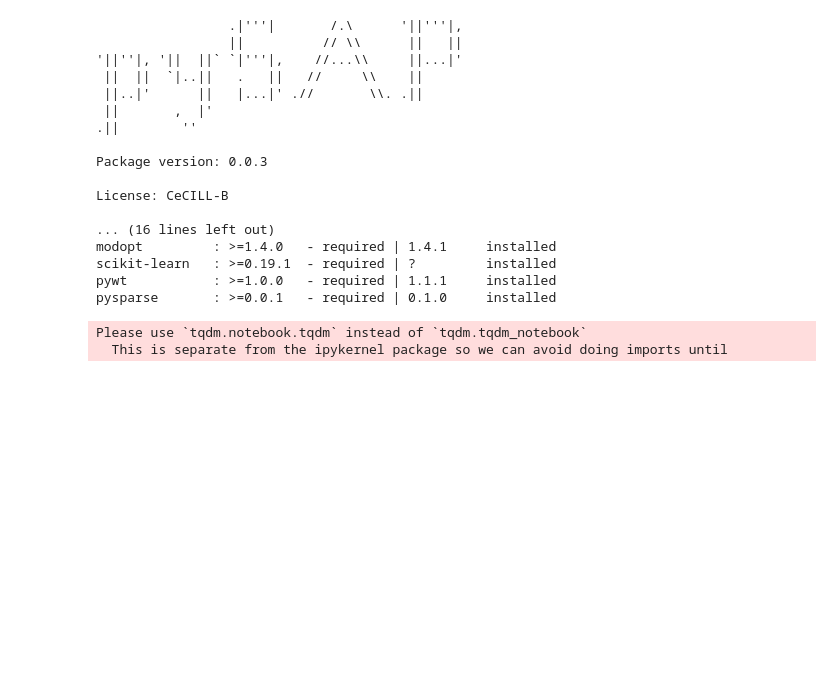
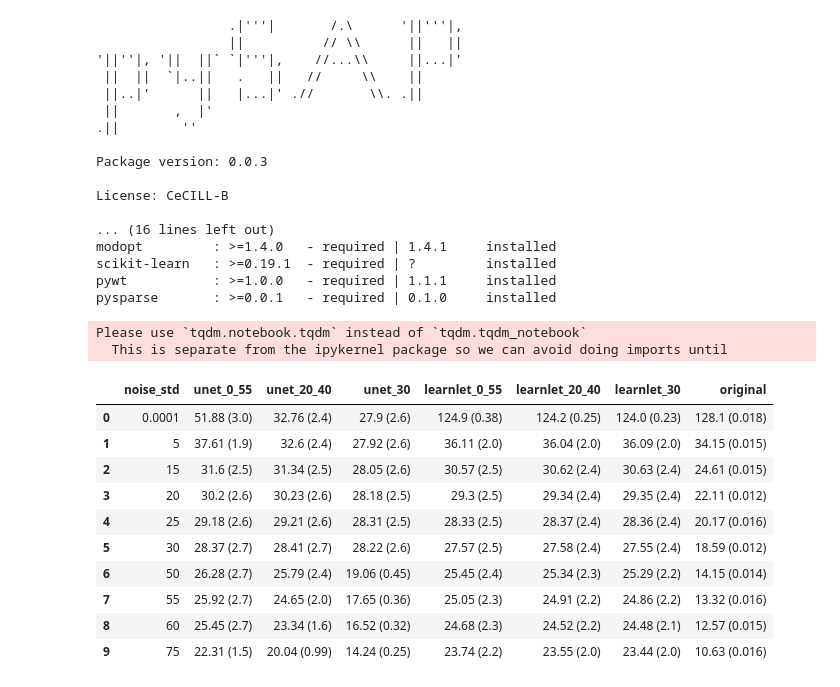
Before and after one commit to zaccharieramzi/understanding-unets, a Jupyter notebook: experiments/denoising_tests_undecimated/denoising_generalisation_train_noise_std.ipynb, the cells around one changed output. Saved outputs shown, nothing was run; the diff lists cells and outputs as text; code cells hidden in the pictures; blank space fills up the shorter version.

```diff
--- a/experiments/denoising_tests_undecimated/denoising_generalisation_train_noise_std.ipynb
+++ b/experiments/denoising_tests_undecimated/denoising_generalisation_train_noise_std.ipynb
@@ -161,16 +161,28 @@ Please use `tqdm.notebook.tqdm` instead of `tqdm.tqdm_notebook`
 # %%
 # PSNR table
 psnr_metrics_table = pd.DataFrame(
-    columns=['noise_std'] + [p['name'] for p in all_net_params] + [p['name'] for p in dynamic_denoising_net_params] + ['original', 'wavelets_24', 'bm3d'],
+    columns=['noise_std'] + [p['name'] for p in all_net_params] + [p['name'] for p in dynamic_denoising_net_params] + ['original'],
 )
 for i, (noise_std, metrics) in enumerate(noise_std_metrics.items()):
     psnr_metrics_table.loc[i, 'noise_std'] = noise_std
     for name, m in metrics:
         psnr_metrics_table.loc[i, name] = "{mean:.4} ({std:.2})".format(
             mean=m.metrics['PSNR'].mean(),
             std=m.metrics['PSNR'].stddev(),
         )
-psnr_metrics_table;
+psnr_metrics_table
+# %% [output]
+|  | noise_std | unet_0_55 | unet_20_40 | unet_30 | learnlet_0_55 | learnlet_20_40 | learnlet_30 | original |
+| 0 | 0.0001 | 51.88 (3.0) | 32.76 (2.4) | 27.9 (2.6) | 124.9 (0.38) | 124.2 (0.25) | 124.0 (0.23) | 128.1 (0.018) |
+| 1 | 5 | 37.61 (1.9) | 32.6 (2.4) | 27.92 (2.6) | 36.11 (2.0) | 36.04 (2.0) | 36.09 (2.0) | 34.15 (0.015) |
+| 2 | 15 | 31.6 (2.5) | 31.34 (2.5) | 28.05 (2.6) | 30.57 (2.5) | 30.62 (2.4) | 30.63 (2.4) | 24.61 (0.015) |
+| 3 | 20 | 30.2 (2.6) | 30.23 (2.6) | 28.18 (2.5) | 29.3 (2.5) | 29.34 (2.4) | 29.35 (2.4) | 22.11 (0.012) |
+| 4 | 25 | 29.18 (2.6) | 29.21 (2.6) | 28.31 (2.5) | 28.33 (2.5) | 28.37 (2.4) | 28.36 (2.4) | 20.17 (0.016) |
+| 5 | 30 | 28.37 (2.7) | 28.41 (2.7) | 28.22 (2.6) | 27.57 (2.5) | 27.58 (2.4) | 27.55 (2.4) | 18.59 (0.012) |
+| 6 | 50 | 26.28 (2.7) | 25.79 (2.4) | 19.06 (0.45) | 25.45 (2.4) | 25.34 (2.3) | 25.29 (2.2) | 14.15 (0.014) |
+| 7 | 55 | 25.92 (2.7) | 24.65 (2.0) | 17.65 (0.36) | 25.05 (2.3) | 24.91 (2.2) | 24.86 (2.2) | 13.32 (0.016) |
+| 8 | 60 | 25.45 (2.7) | 23.34 (1.6) | 16.52 (0.32) | 24.68 (2.3) | 24.52 (2.2) | 24.48 (2.1) | 12.57 (0.015) |
+| 9 | 75 | 22.31 (1.5) | 20.04 (0.99) | 14.24 (0.25) | 23.74 (2.2) | 23.55 (2.0) | 23.44 (2.0) | 10.63 (0.016) |
 # %%
 # SSIM table
 ssim_metrics_table = pd.DataFrame(
```
Also changed, not shown: parts of 4 cells of this notebook, 20 other files.
